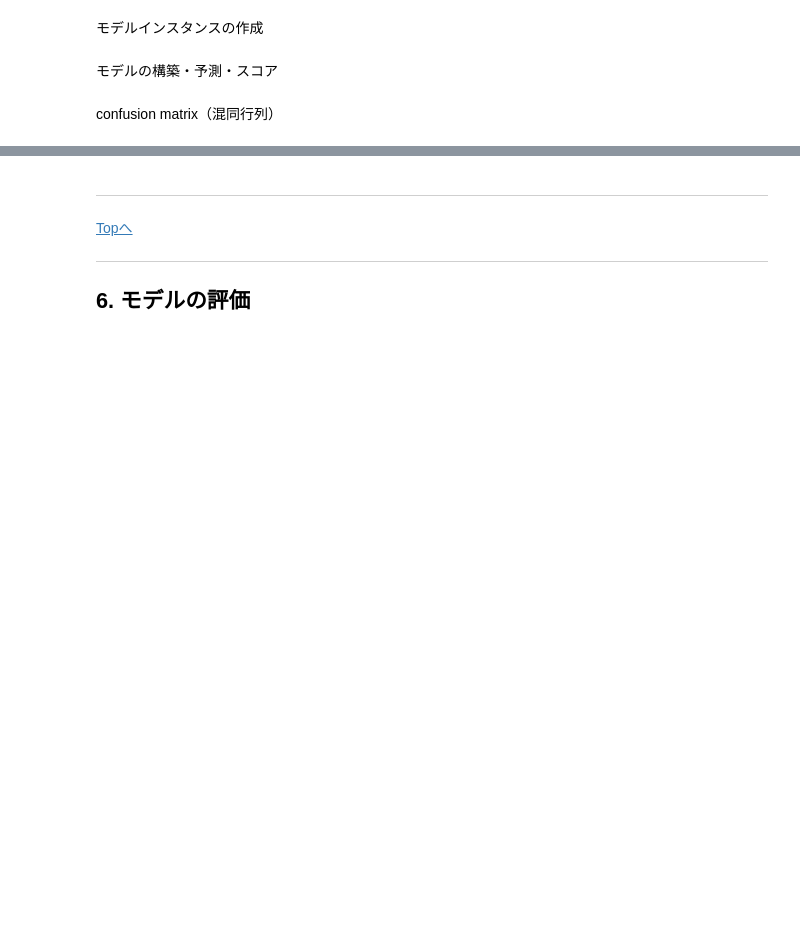
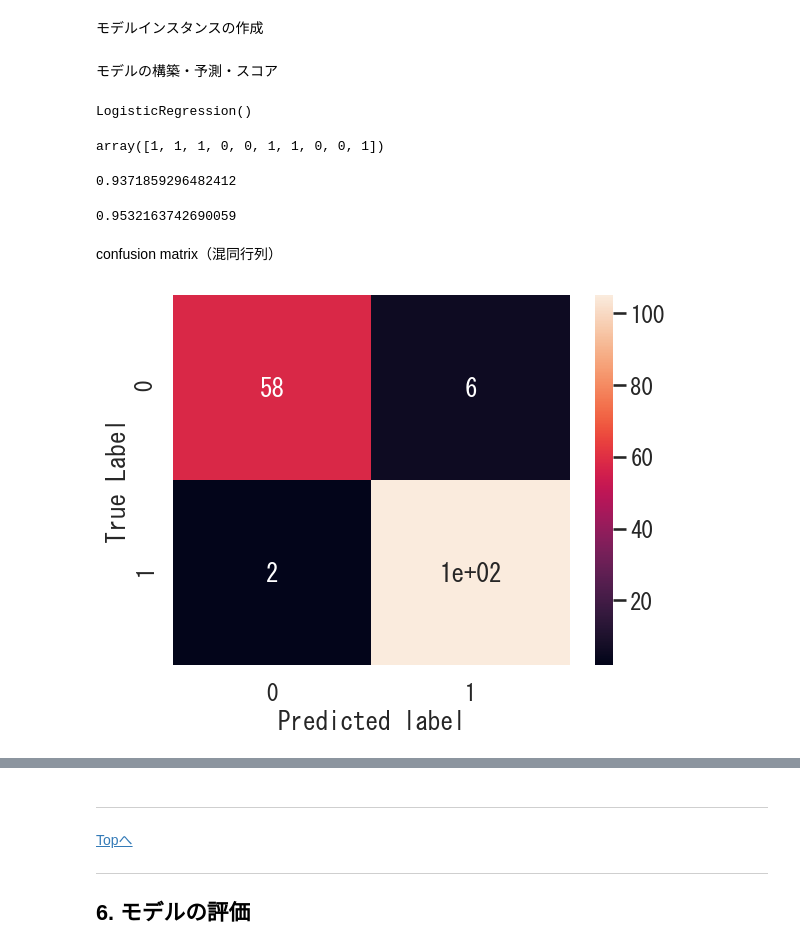
Before and after one commit to arata234/DataScience, a Jupyter notebook: model/10_Classification_models_blank.ipynb, the cells around one changed output, grey strips where cells are left out. Drawn from its saved outputs; the diff is of its cells as text; code cells hidden in the pictures; blank space fills up the shorter version.

```diff
--- a/model/10_Classification_models_blank.ipynb
+++ b/model/10_Classification_models_blank.ipynb
@@ -343,6 +435,32 @@ C=1.0, random_state=None, max_iter=100
 # %% [markdown]
 モデルインスタンスの作成
+# %%
+log_model = LogisticRegression()
 # %% [markdown]
 モデルの構築・予測・スコア
+# %%
+log_model.fit(X_train_scaled, y_train)
+# %% [output]
+LogisticRegression()
+# %%
+log_pred = log_model.predict(X_test_scaled)
+log_pred[:10]
+# %% [output]
+array([1, 1, 1, 0, 0, 1, 1, 0, 0, 1])
+# %%
+log_model.score(X_train_scaled, y_train)
+# %% [output]
+0.9371859296482412
+# %%
+log_model.score(X_test_scaled, y_test)
+# %% [output]
+0.9532163742690059
 # %% [markdown]
 confusion matrix（混同行列）
+# %%
+sns.heatmap(confusion_matrix(y_test, log_pred), annot=True)
+plt.xlabel('Predicted label')
+plt.ylabel('True Label')
+plt.show()
+# %% [output]
+[figure, added]
```
Also changed, not shown: parts of 27 cells of this notebook.
